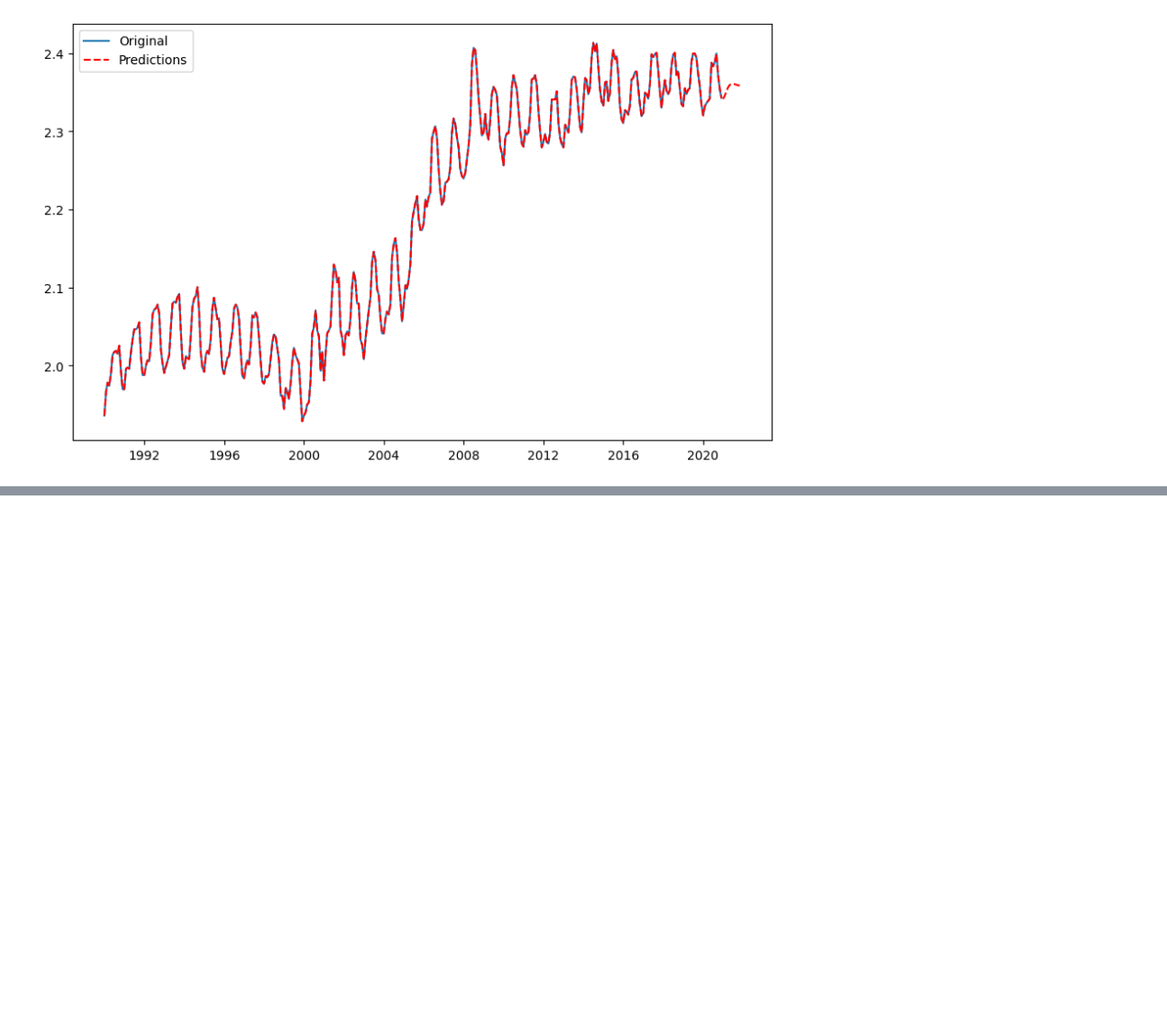
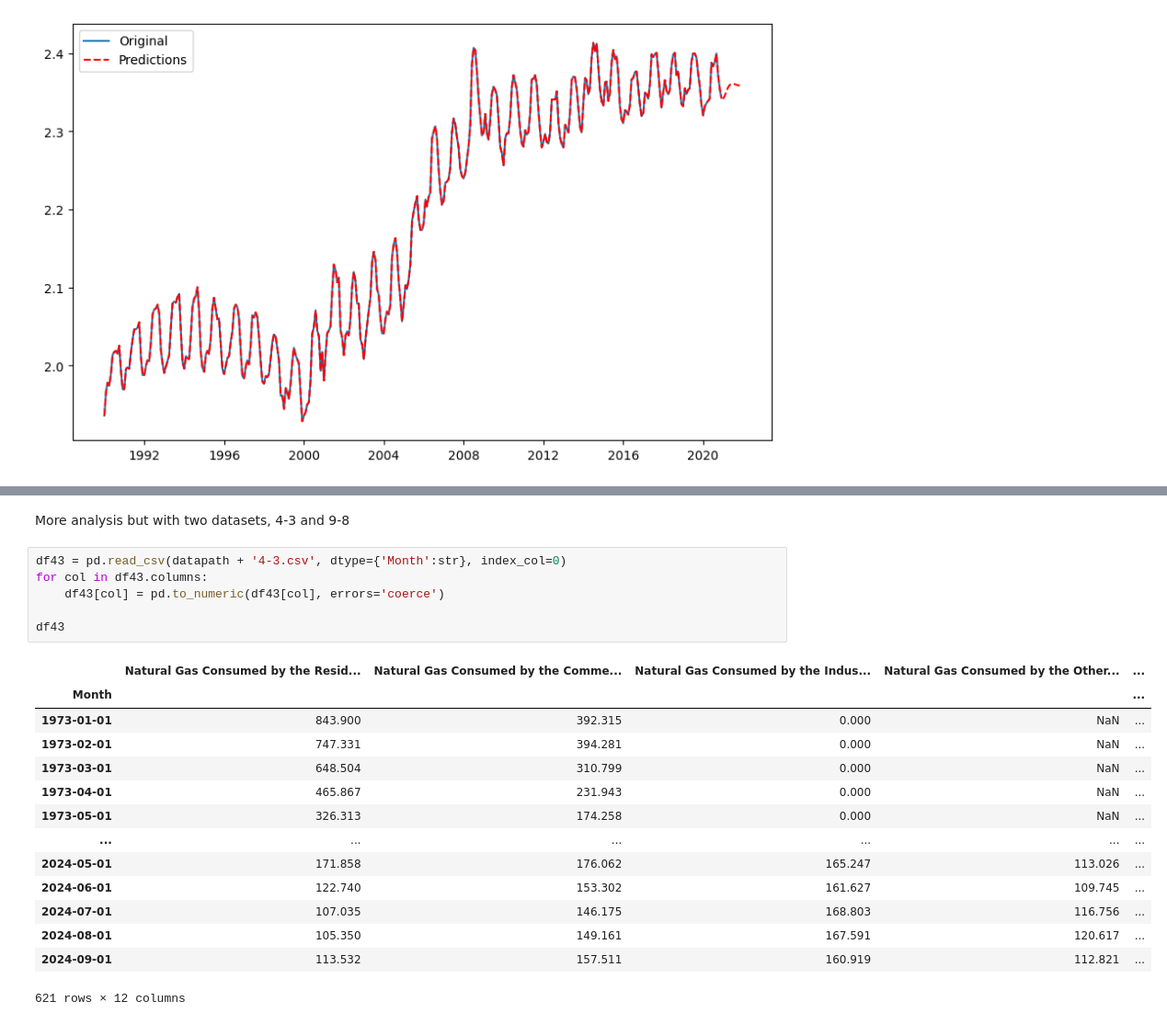
Before and after one commit to bktakacs/springboard_dsc_capstone3, a Jupyter notebook: first.ipynb, the cells around one changed output, grey strips where cells are left out. Shown at 92% size. Saved outputs shown, nothing was run; the diff lists cells and outputs as text; blank space fills up the shorter version.

```diff
--- a/first.ipynb
+++ b/first.ipynb
@@ -385,0 +392,23 @@ plt.show()
+# %% [markdown]
+More analysis but with two datasets, 4-3 and 9-8
+# %%
+df43 = pd.read_csv(datapath + '4-3.csv', dtype={'Month':str}, index_col=0)
+for col in df43.columns:
+    df43[col] = pd.to_numeric(df43[col], errors='coerce')
+
+df43
+# %% [output]
+|  | Natural Gas Consumed by the Resid... | Natural Gas Consumed by the Comme... | Natural Gas Consumed by the Indus... | Natural Gas Consumed by the Other... | ... |
+| Month |  |  |  |  | ... |
+| 1973-01-01 | 843.900 | 392.315 | 0.000 | NaN | ... |
+| 1973-02-01 | 747.331 | 394.281 | 0.000 | NaN | ... |
+| 1973-03-01 | 648.504 | 310.799 | 0.000 | NaN | ... |
+| 1973-04-01 | 465.867 | 231.943 | 0.000 | NaN | ... |
+| 1973-05-01 | 326.313 | 174.258 | 0.000 | NaN | ... |
+| ... | ... | ... | ... | ... | ... |
+| 2024-05-01 | 171.858 | 176.062 | 165.247 | 113.026 | ... |
+| 2024-06-01 | 122.740 | 153.302 | 161.627 | 109.745 | ... |
+| 2024-07-01 | 107.035 | 146.175 | 168.803 | 116.756 | ... |
+| 2024-08-01 | 105.350 | 149.161 | 167.591 | 120.617 | ... |
+| 2024-09-01 | 113.532 | 157.511 | 160.919 | 112.821 | ... |
+621 rows × 12 columns
```
Also changed, not shown: parts of 24 cells of this notebook.
